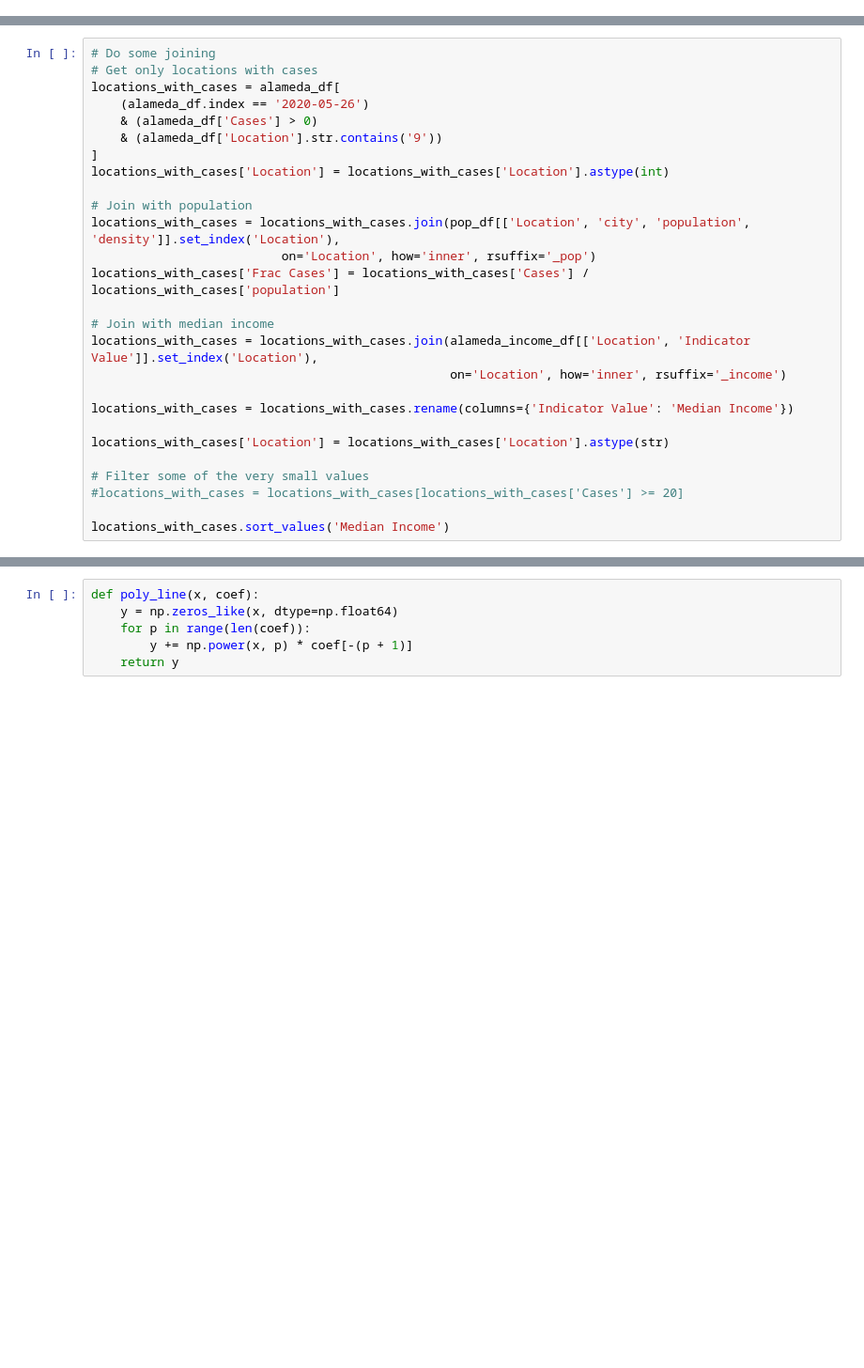
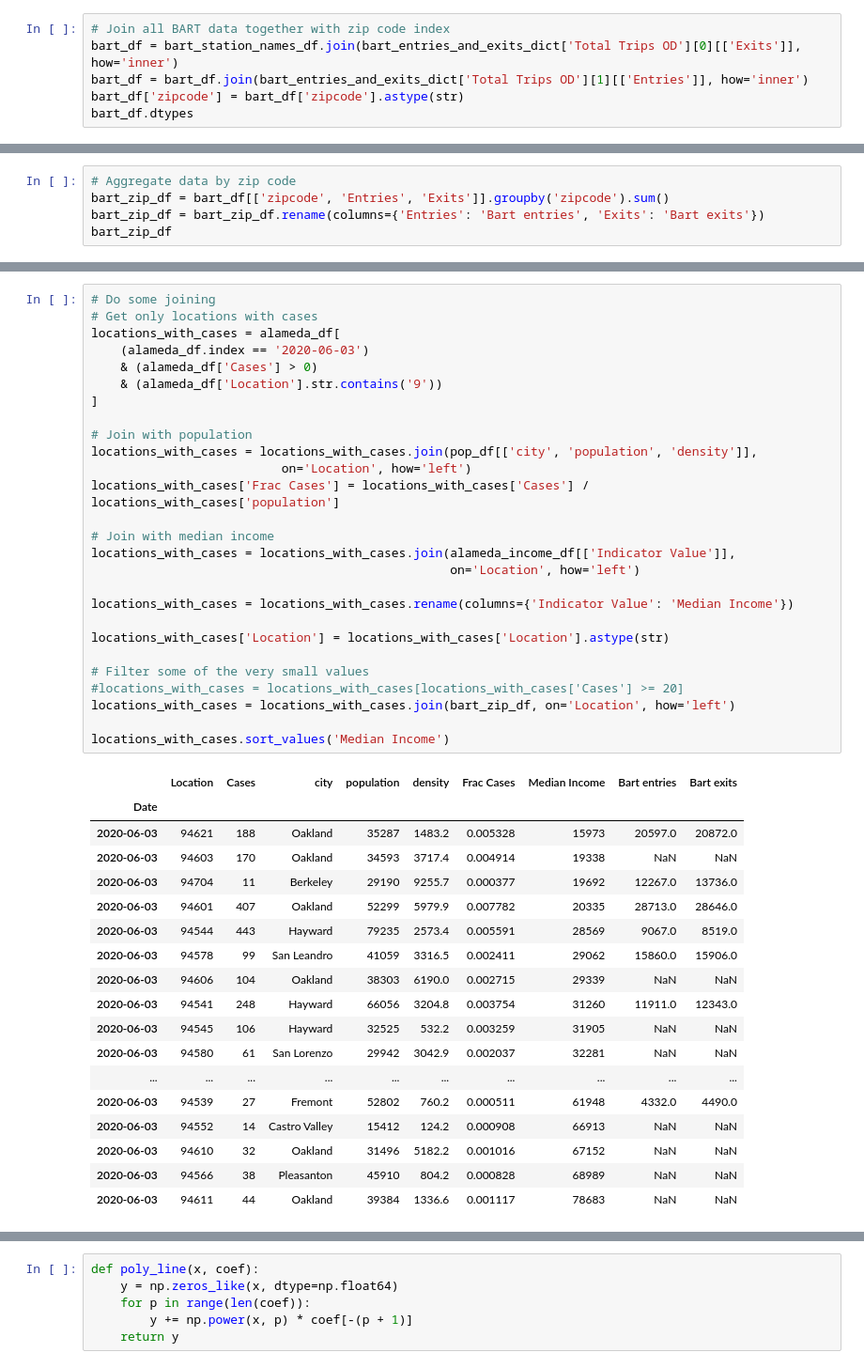
Before and after one commit to bkungfoo/covid19_models, a Jupyter notebook: alameda_cases_by_zip.ipynb, the cells around one changed output, grey strips where cells are left out. Shown at 94% size. Saved outputs shown, nothing was run; the diff lists cells and outputs as text; blank space fills up the shorter version.

```diff
--- a/alameda_cases_by_zip.ipynb
+++ b/alameda_cases_by_zip.ipynb
@@ -21,0 +228,6 @@ from modeling import dataproc, optimizer, sir_model
+# %%
+# Join all BART data together with zip code index
+bart_df = bart_station_names_df.join(bart_entries_and_exits_dict['Total Trips OD'][0][['Exits']], how='inner')
+bart_df = bart_df.join(bart_entries_and_exits_dict['Total Trips OD'][1][['Entries']], how='inner')
+bart_df['zipcode'] = bart_df['zipcode'].astype(str)
+bart_df.dtypes
@@ -21,0 +240,5 @@ from modeling import dataproc, optimizer, sir_model
+# %%
+# Aggregate data by zip code
+bart_zip_df = bart_df[['zipcode', 'Entries', 'Exits']].groupby('zipcode').sum()
+bart_zip_df = bart_zip_df.rename(columns={'Entries': 'Bart entries', 'Exits': 'Bart exits'})
+bart_zip_df
@@ -54,27 +281,46 @@ pop_df
 # %%
 # Do some joining
 # Get only locations with cases
 locations_with_cases = alameda_df[
-    (alameda_df.index == '2020-05-26')
+    (alameda_df.index == '2020-06-03')
     & (alameda_df['Cases'] > 0)
     & (alameda_df['Location'].str.contains('9'))
 ]
-locations_with_cases['Location'] = locations_with_cases['Location'].astype(int)
 
 # Join with population
-locations_with_cases = locations_with_cases.join(pop_df[['Location', 'city', 'population', 'density']].set_index('Location'),
-                          on='Location', how='inner', rsuffix='_pop')
+locations_with_cases = locations_with_cases.join(pop_df[['city', 'population', 'density']],
+                          on='Location', how='left')
 locations_with_cases['Frac Cases'] = locations_with_cases['Cases'] / locations_with_cases['population']
 
 # Join with median income
-locations_with_cases = locations_with_cases.join(alameda_income_df[['Location', 'Indicator Value']].set_index('Location'),
-                                                 on='Location', how='inner', rsuffix='_income')
+locations_with_cases = locations_with_cases.join(alameda_income_df[['Indicator Value']],
+                                                 on='Location', how='left')
 
 locations_with_cases = locations_with_cases.rename(columns={'Indicator Value': 'Median Income'})
 
 locations_with_cases['Location'] = locations_with_cases['Location'].astype(str)
 
 # Filter some of the very small values
 #locations_with_cases = locations_with_cases[locations_with_cases['Cases'] >= 20]
+locations_with_cases = locations_with_cases.join(bart_zip_df, on='Location', how='left')
 
 locations_with_cases.sort_values('Median Income')
+# %% [output]
+|  | Location | Cases | city | population | density | Frac Cases | Median Income | Bart entries | Bart exits |
+| Date |  |  |  |  |  |  |  |  |  |
+| 2020-06-03 | 94621 | 188 | Oakland | 35287 | 1483.2 | 0.005328 | 15973 | 20597.0 | 20872.0 |
+| 2020-06-03 | 94603 | 170 | Oakland | 34593 | 3717.4 | 0.004914 | 19338 | NaN | NaN |
+| 2020-06-03 | 94704 | 11 | Berkeley | 29190 | 9255.7 | 0.000377 | 19692 | 12267.0 | 13736.0 |
+| 2020-06-03 | 94601 | 407 | Oakland | 52299 | 5979.9 | 0.007782 | 20335 | 28713.0 | 28646.0 |
+| 2020-06-03 | 94544 | 443 | Hayward | 79235 | 2573.4 | 0.005591 | 28569 | 9067.0 | 8519.0 |
+| 2020-06-03 | 94578 | 99 | San Leandro | 41059 | 3316.5 | 0.002411 | 29062 | 15860.0 | 15906.0 |
+| 2020-06-03 | 94606 | 104 | Oakland | 38303 | 6190.0 | 0.002715 | 29339 | NaN | NaN |
+| 2020-06-03 | 94541 | 248 | Hayward | 66056 | 3204.8 | 0.003754 | 31260 | 11911.0 | 12343.0 |
+| 2020-06-03 | 94545 | 106 | Hayward | 32525 | 532.2 | 0.003259 | 31905 | NaN | NaN |
+| 2020-06-03 | 94580 | 61 | San Lorenzo | 29942 | 3042.9 | 0.002037 | 32281 | NaN | NaN |
+| ... | ... | ... | ... | ... | ... | ... | ... | ... | ... |
+| 2020-06-03 | 94539 | 27 | Fremont | 52802 | 760.2 | 0.000511 | 61948 | 4332.0 | 4490.0 |
+| 2020-06-03 | 94552 | 14 | Castro Valley | 15412 | 124.2 | 0.000908 | 66913 | NaN | NaN |
+| 2020-06-03 | 94610 | 32 | Oakland | 31496 | 5182.2 | 0.001016 | 67152 | NaN | NaN |
+| 2020-06-03 | 94566 | 38 | Pleasanton | 45910 | 804.2 | 0.000828 | 68989 | NaN | NaN |
+| 2020-06-03 | 94611 | 44 | Oakland | 39384 | 1336.6 | 0.001117 | 78683 | NaN | NaN |
```
Also changed, not shown: parts of 31 cells of this notebook, 24 other files.
